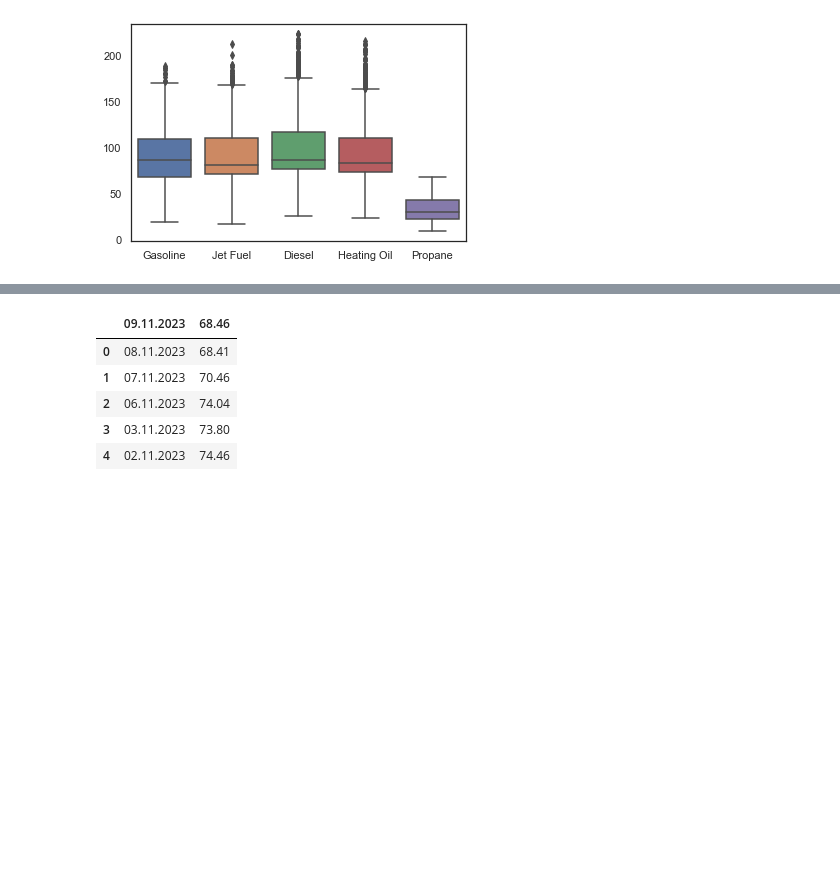
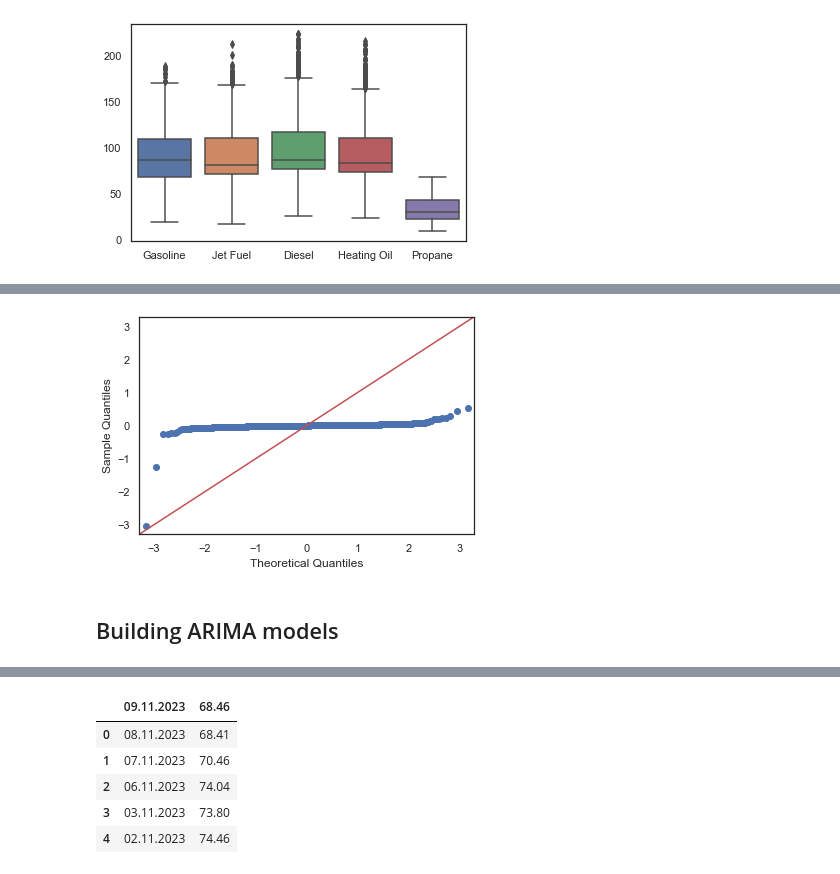
Before and after one commit to timdanilov/capstone-project, a Jupyter notebook: capstone.ipynb, the cells around one changed output, grey strips where cells are left out. Drawn from its saved outputs; the diff is of its cells as text; code cells hidden in the pictures; blank space fills up the shorter version.

Commit message:
ARIMA and PCA performed

```diff
--- a/capstone.ipynb
+++ b/capstone.ipynb
@@ -178,0 +270,8 @@ print(kurtosis(oil_products_df, axis=0, bias=True))
+# %%
+# Plot Q-Q plot
+fig = sm.qqplot(wti_returns_df['WTI Crude'], line='45')
+plt.show()
+# %% [output]
+[figure, added]
+# %% [markdown]
+## Building ARIMA models
```
Also changed, not shown: parts of 22 cells of this notebook.
